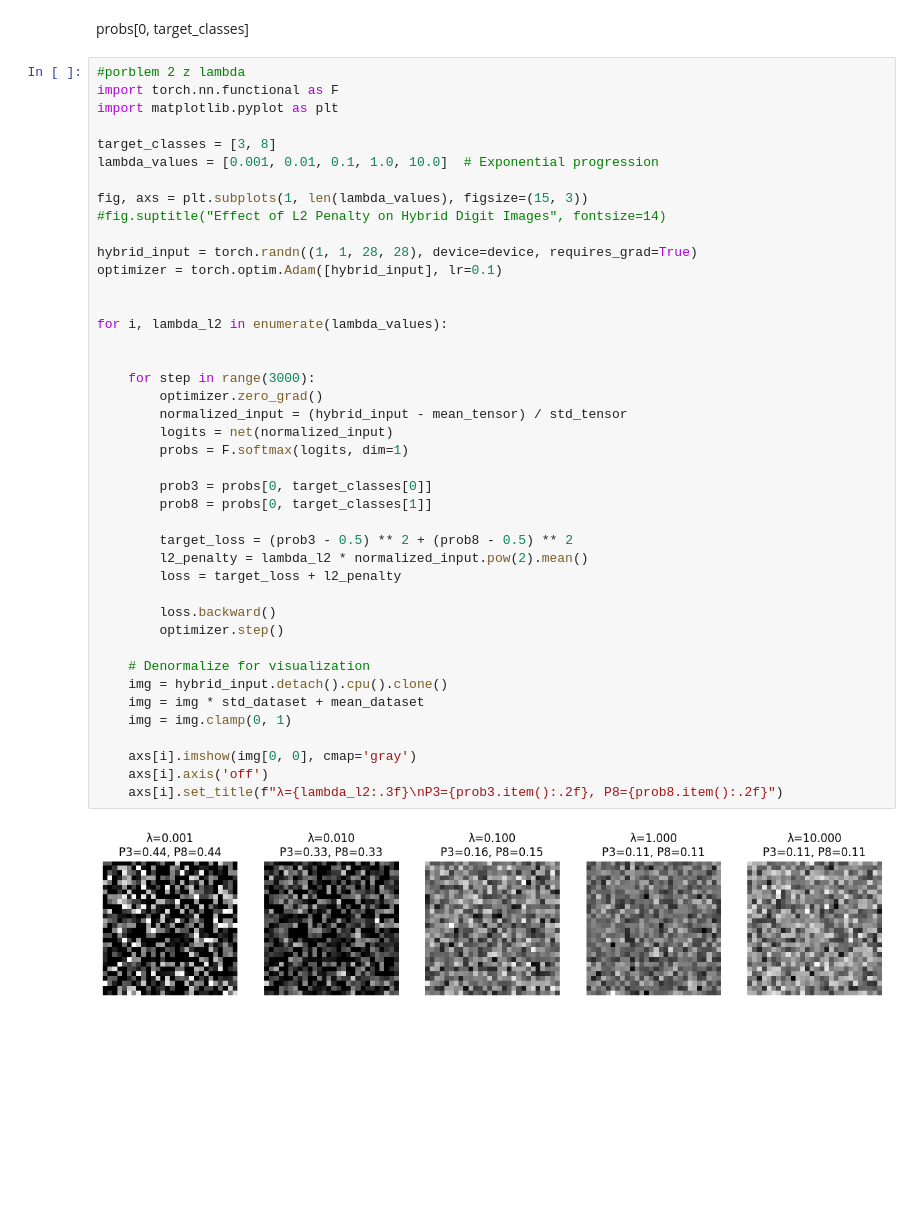
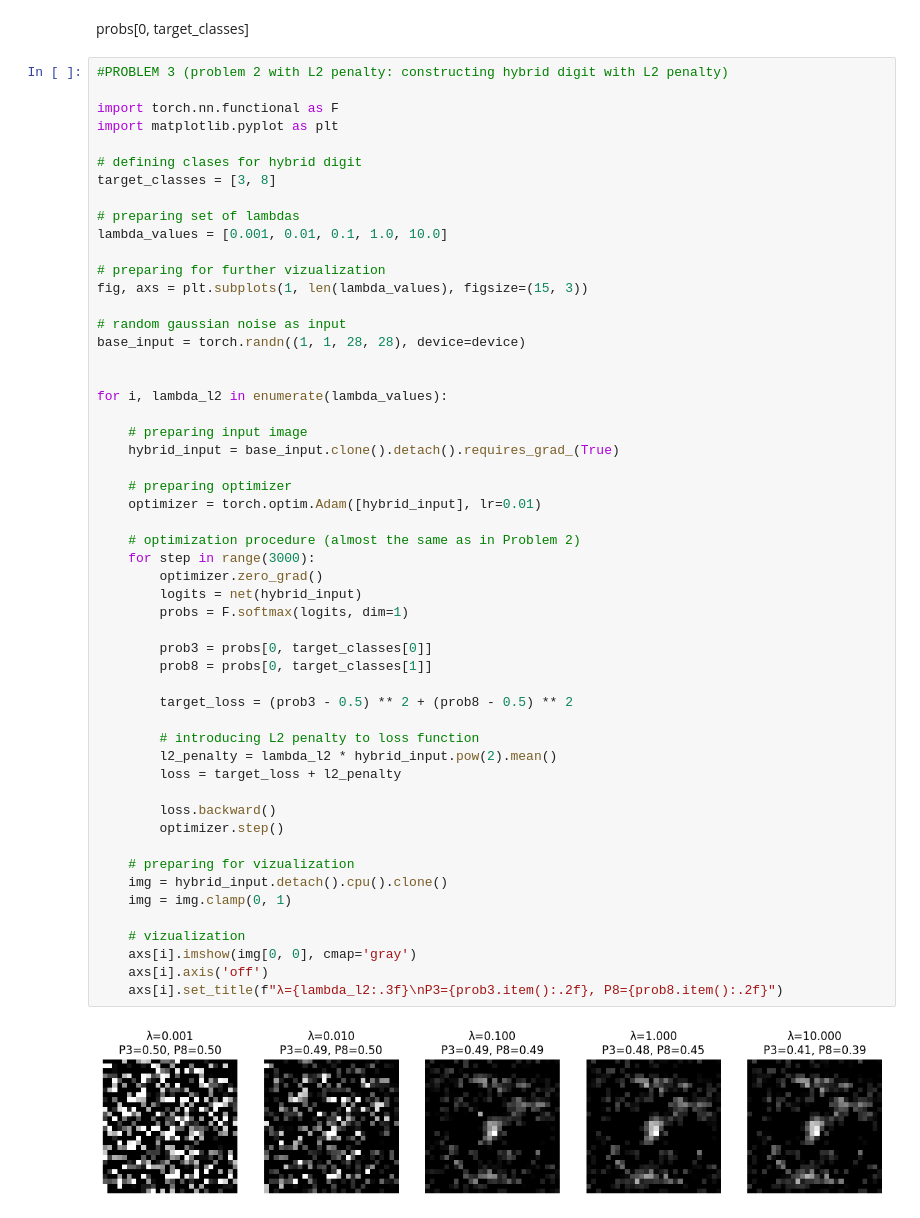
Before and after one commit to MichalSlowakiewicz/Machine-Learning, a Jupyter notebook: Homework9.ipynb, the cells around one changed output. Cells and saved outputs as stored; diff of their text form; blank space fills up the shorter version.

```diff
--- a/Homework9.ipynb
+++ b/Homework9.ipynb
@@ -332,46 +335,57 @@ Step 2950
 # %% [markdown]
 probs[0, target_classes]
 # %%
-#porblem 2 z lambda
+#PROBLEM 3 (problem 2 with L2 penalty: constructing hybrid digit with L2 penalty)
+
 import torch.nn.functional as F
 import matplotlib.pyplot as plt
 
+# defining clases for hybrid digit
 target_classes = [3, 8]
-lambda_values = [0.001, 0.01, 0.1, 1.0, 10.0]  # Exponential progression
 
+# preparing set of lambdas
+lambda_values = [0.001, 0.01, 0.1, 1.0, 10.0]
+
+# preparing for further vizualization
 fig, axs = plt.subplots(1, len(lambda_values), figsize=(15, 3))
-#fig.suptitle("Effect of L2 Penalty on Hybrid Digit Images", fontsize=14)
 
-hybrid_input = torch.randn((1, 1, 28, 28), device=device, requires_grad=True)
-optimizer = torch.optim.Adam([hybrid_input], lr=0.1)
+# random gaussian noise as input
+base_input = torch.randn((1, 1, 28, 28), device=device)
 
 
 for i, lambda_l2 in enumerate(lambda_values):
 
+    # preparing input image
+    hybrid_input = base_input.clone().detach().requires_grad_(True)
 
+    # preparing optimizer
+    optimizer = torch.optim.Adam([hybrid_input], lr=0.01)
+
+    # optimization procedure (almost the same as in Problem 2)
     for step in range(3000):
         optimizer.zero_grad()
-        normalized_input = (hybrid_input - mean_tensor) / std_tensor
-        logits = net(normalized_input)
+        logits = net(hybrid_input)
         probs = F.softmax(logits, dim=1)
 
         prob3 = probs[0, target_classes[0]]
         prob8 = probs[0, target_classes[1]]
 
         target_loss = (prob3 - 0.5) ** 2 + (prob8 - 0.5) ** 2
-        l2_penalty = lambda_l2 * normalized_input.pow(2).mean()
+
+        # introducing L2 penalty to loss function
+        l2_penalty = lambda_l2 * hybrid_input.pow(2).mean()
         loss = target_loss + l2_penalty
 
         loss.backward()
         optimizer.step()
 
-    # Denormalize for visualization
+    # preparing for vizualization
     img = hybrid_input.detach().cpu().clone()
-    img = img * std_dataset + mean_dataset
     img = img.clamp(0, 1)
 
+    # vizualization
     axs[i].imshow(img[0, 0], cmap='gray')
     axs[i].axis('off')
     axs[i].set_title(f"λ={lambda_l2:.3f}\nP3={prob3.item():.2f}, P8={prob8.item():.2f}")
 # %% [output]
-[figure, old version]
+[figure, new version]
```
Also changed, not shown: parts of 13 cells of this notebook.
